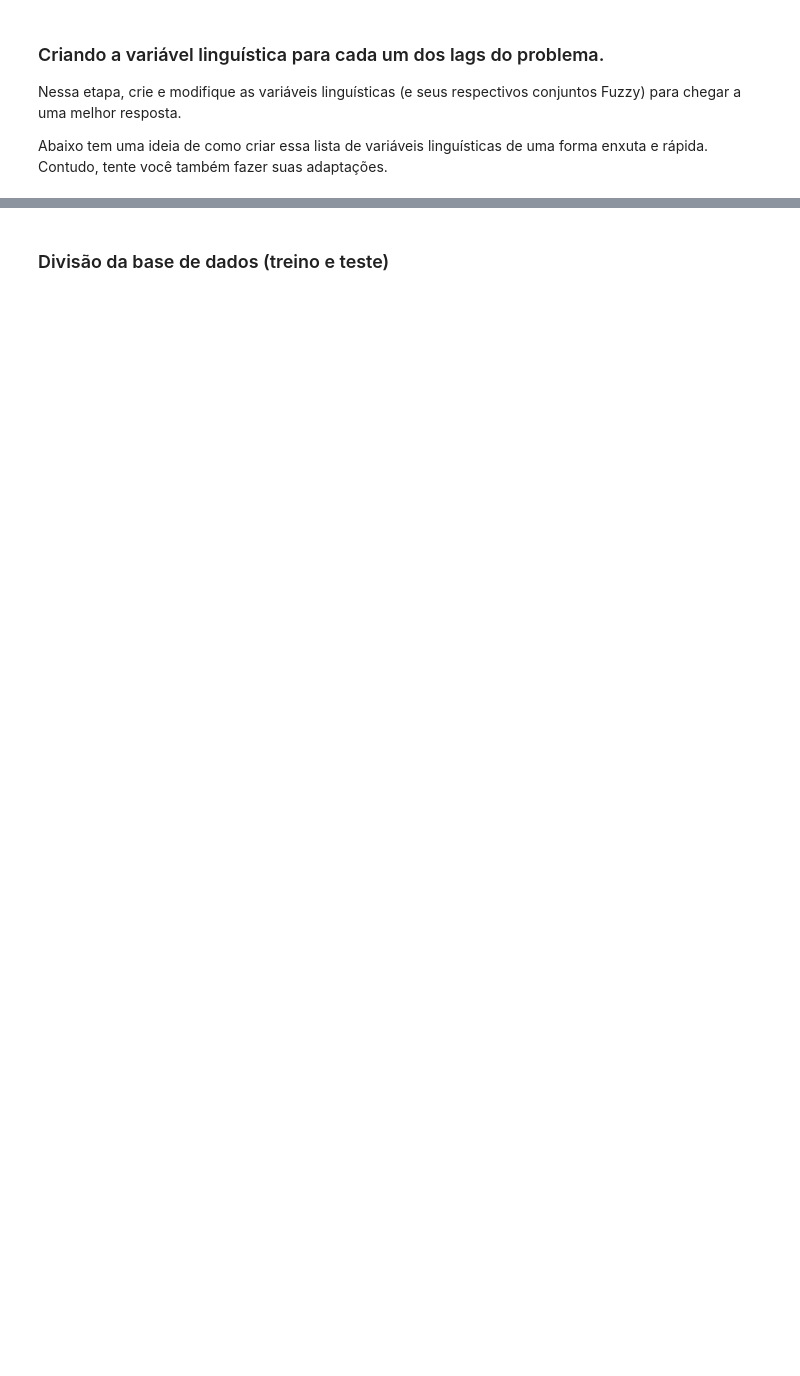
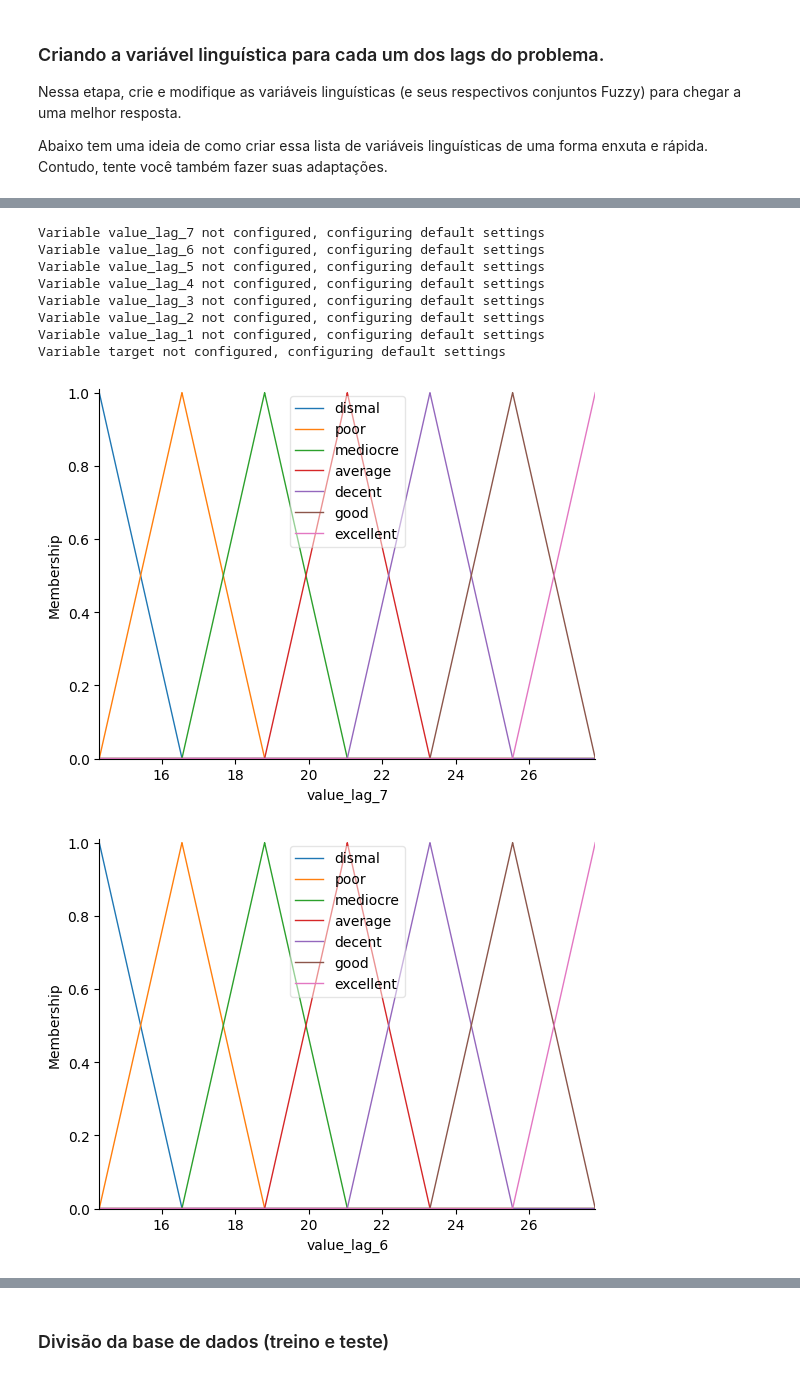
Before and after one commit to DoctorTangerina/fuzzy-logic, a Jupyter notebook: trabalho_1/trabalho_1.ipynb, the cells around one changed output, grey strips where cells are left out. Cells and saved outputs as stored; diff of their text form; code cells hidden in the pictures; blank space fills up the shorter version.

```diff
--- a/trabalho_1/trabalho_1.ipynb
+++ b/trabalho_1/trabalho_1.ipynb
@@ -62,14 +46,3 @@ df_Close
 Nessa etapa, crie e modifique as variáveis linguísticas (e seus respectivos conjuntos Fuzzy) para chegar a uma melhor resposta.
 
 Abaixo tem uma ideia de como criar essa lista de variáveis linguísticas de uma forma enxuta e rápida. Contudo, tente você também fazer suas adaptações.
-# %%
-min_value = min(df_Close.min())
-max_value = max(df_Close.max())
-
-num_fuzzy_sets = 3
-
-variable_list = [ctrl.Antecedent(np.arange(min_value - 1, max_value + 1, 1), name) if name != 'Close' else ctrl.Consequent(np.arange(min_value - 1, max_value + 1, 1), 'target') for name in df_Close.columns]
-for variable in variable_list:
-    variable.automf(num_fuzzy_sets)
-variable_list.reverse()
-variable_list
@@ -93,0 +49,28 @@ variable_list
+# %%
+def create_variable_list(df, target_column):
+    variable_list = []
+    for col in df.columns:
+        min_value = df[col].min()
+        max_value = df[col].max()
+        try:
+            if col != target_column:
+                variable_list.append(ctrl.Antecedent(np.arange(min_value - 0.1, max_value + 0.1, 0.001), col))
+            else:
+                variable_list.append(ctrl.Consequent(np.arange(min_value - 1, max_value + 1, 0.001), 'target', defuzzify_method="centroid"))
+        except Exception as e:
+            print(f"Error processing column {col} [{min_value}, {max_value}]: {e}")
+            raise e
+    variable_list.reverse()
+    return variable_list
+# %%
+def configure_p_functions(var_list, num_fuzzy_sets=3, options = {}):
+    for var in var_list:
+        var.automf(num_fuzzy_sets)
+        try:
+            for option in options[var.label]:
+                var[option["set"]] = option["func"](var.universe, option["range"])
+        except Exception as e:
+            print(f"Variable {var.label} not configured, configuring default settings")
+# %%
+var_list = create_variable_list(df=df_lagged, target_column='value')
+var_list
@@ -93,0 +180,15 @@ variable_list
+# %%
+configure_p_functions(var_list, num_fuzzy_sets=7, options=options)
+for var in var_list:
+    var.view()
+# %% [output]
+Variable value_lag_7 not configured, configuring default settings
+Variable value_lag_6 not configured, configuring default settings
+Variable value_lag_5 not configured, configuring default settings
+Variable value_lag_4 not configured, configuring default settings
+Variable value_lag_3 not configured, configuring default settings
+Variable value_lag_2 not configured, configuring default settings
+Variable value_lag_1 not configured, configuring default settings
+Variable target not configured, configuring default settings
+[figure, added]
+[figure, added]
```
Also changed, not shown: parts of 19 cells of this notebook, 3 other files.
